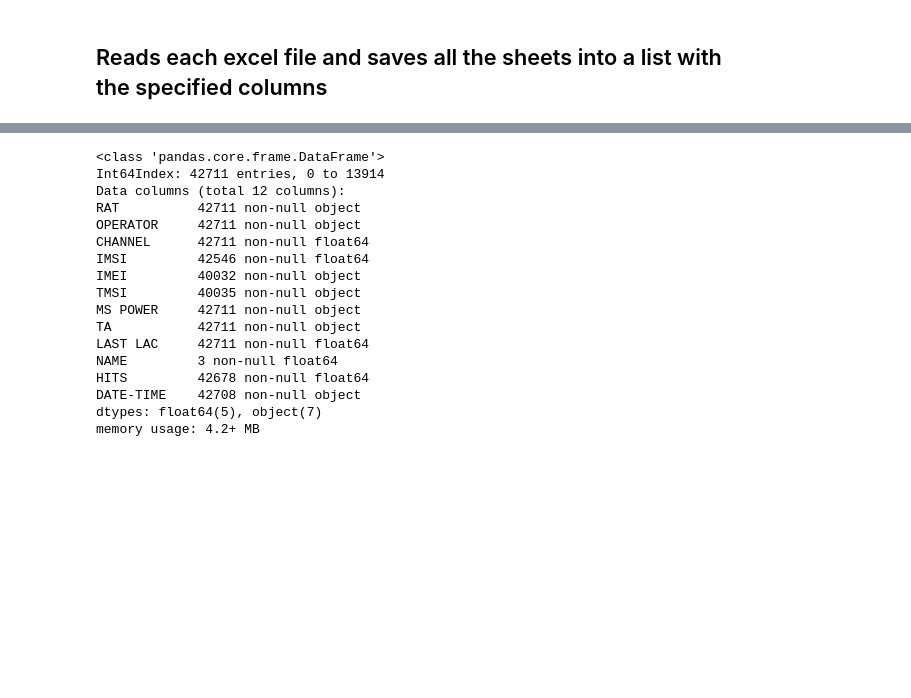
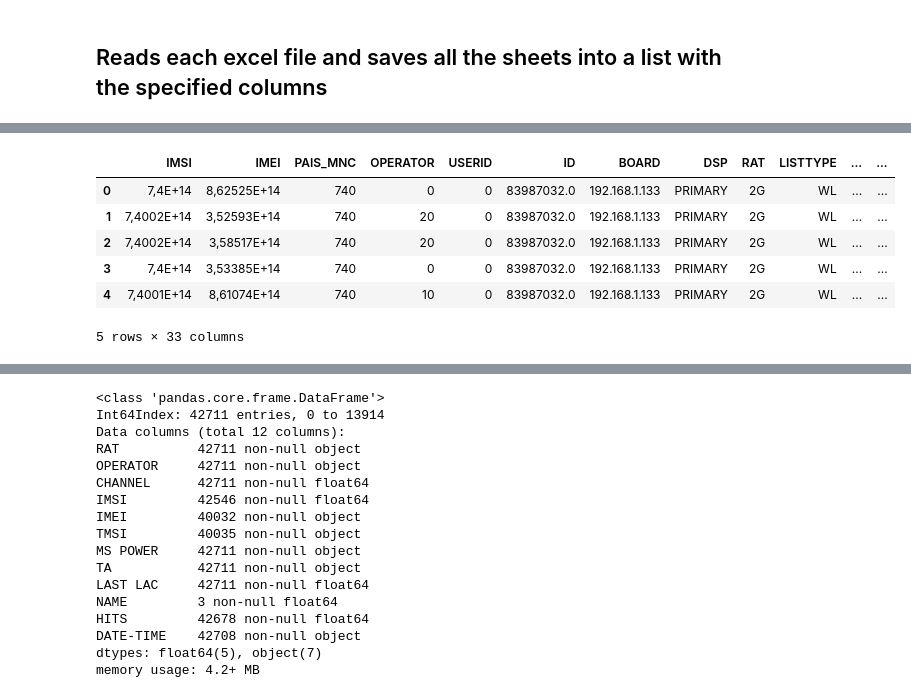
Before and after one commit to Dumaru/ExcelReports, a Jupyter notebook: Telefonia.ipynb, the cells around one changed output, grey strips where cells are left out. Cells and saved outputs as stored; diff of their text form; code cells hidden in the pictures; blank space fills up the shorter version.

```diff
--- a/Telefonia.ipynb
+++ b/Telefonia.ipynb
@@ -83,3 +79,30 @@ allData = pd.read_excel(dire)
+# %%
+def rename_columns(df: pd.DataFrame, file_columns: list, column_names: list) -> pd.DataFrame:
+    newNames = dict(zip(file_columns, column_names))
+    df.rename(columns=newNames)
+# CSV
+# Archivo de prueba
+dire = "C:\\Users\\robin\\Google Drive\\WORK\\ExcelReports\\ExcelReports\\files\\08_08_2020_78092.csv"
+COLS = ["RAT", "OPERATOR", "CHANNEL", "IMEI", "IMSI", "TMSI",
+        "MS POWER", "TA", "LAST LAC", "HITS", "DATE-TIME"]
+csv_df = pd.read_csv(dire, delimiter=";")
+csv_df.columns = csv_df.columns.str.upper()
+csv_df.dropna(how='all', inplace=True)
+
+# Choose columns
+# csv_df = csv_df[COLS]
+
+
+# allData = pd.read_excel(dire)
+csv_df.head()
+# %% [output]
+|  | IMSI | IMEI | PAIS_MNC | OPERATOR | USERID | ID | BOARD | DSP | RAT | LISTTYPE | ... | ... |
+| 0 | 7,4E+14 | 8,62525E+14 | 740 | 0 | 0 | 83987032.0 | 192.168.1.133 | PRIMARY | 2G | WL | ... | ... |
+| 1 | 7,4002E+14 | 3,52593E+14 | 740 | 20 | 0 | 83987032.0 | 192.168.1.133 | PRIMARY | 2G | WL | ... | ... |
+| 2 | 7,4002E+14 | 3,58517E+14 | 740 | 20 | 0 | 83987032.0 | 192.168.1.133 | PRIMARY | 2G | WL | ... | ... |
+| 3 | 7,4E+14 | 3,53385E+14 | 740 | 0 | 0 | 83987032.0 | 192.168.1.133 | PRIMARY | 2G | WL | ... | ... |
+| 4 | 7,4001E+14 | 8,61074E+14 | 740 | 10 | 0 | 83987032.0 | 192.168.1.133 | PRIMARY | 2G | WL | ... | ... |
+5 rows × 33 columns
 # %%
 allData
 # %% [output]
```
Also changed, not shown: parts of 3 cells of this notebook, 1 other file.
